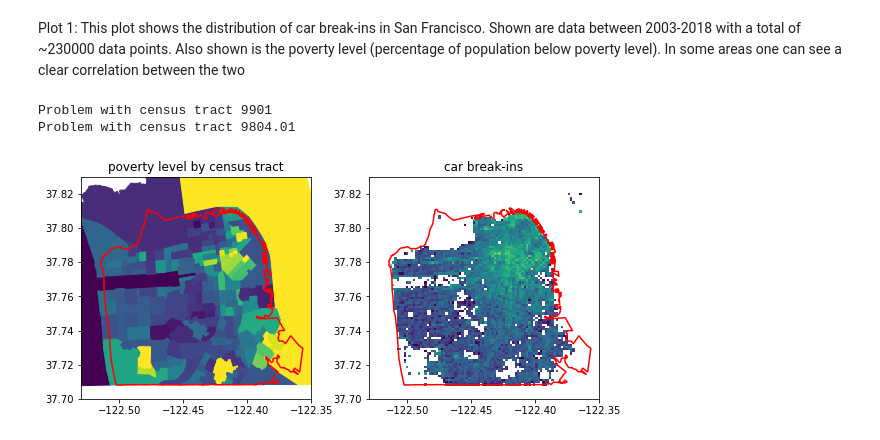
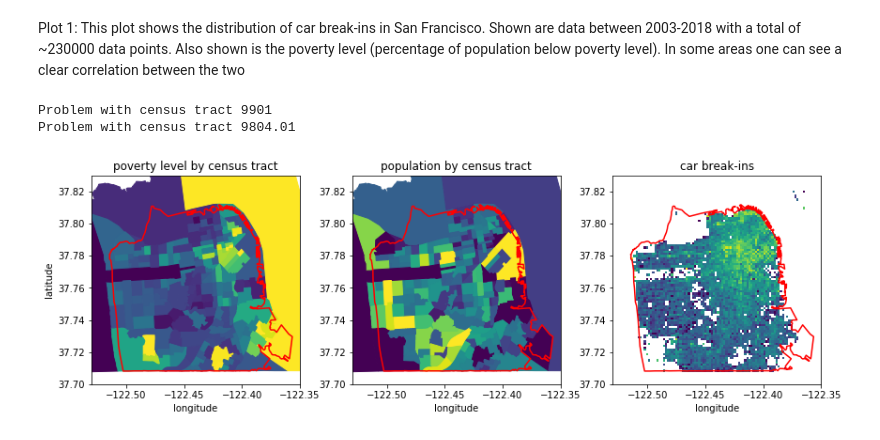
Before and after one commit to manweb/TDI_project, a Jupyter notebook: plot1.ipynb, the cells around one changed output. Saved outputs shown, nothing was run; the diff lists cells and outputs as text; code cells hidden in the pictures.

```diff
--- a/plot1.ipynb
+++ b/plot1.ipynb
@@ -47,3 +15,10 @@ loc = np.array(data[['X', 'Y']].as_matrix().astype(float))
+# %%
+fname = 'Car_Break_Ins_Clean.csv'
+data = pd.read_csv(fname, quotechar='"')[['X', 'Y']]
+# %%
+data = data.loc[~((data['Y'] > 37.775) & (data['Y'] < 37.7755)) & (data['Y'] < 38) & (data['Y'] > 35)]
+#loc = np.array(data[['X', 'Y']].values.astype(float))
+loc = data.values.astype(float)
 # %%
 geom = Geometry()
 SF_boundaries_x, SF_boundaries_y = geom.GetSFBoundaries()
@@ -53,33 +28,48 @@ cs.LoadData()
 # %%
 aff_data = AFFData()
 # %%
-fig, (ax1,ax2) = plt.subplots(1,2,figsize=(8,4))
+fig, (ax1,ax2,ax3) = plt.subplots(1,3,figsize=(12,4))
 
-ax2.hist2d(loc[:,0], loc[:,1],bins=(100,100),range=[[-122.53,-122.35],[37.7,37.83]], norm=LogNorm())
-ax2.plot(SF_boundaries_x, SF_boundaries_y, color='red')
+ax3.hist2d(loc[:,0], loc[:,1],bins=(100,100),range=[[-122.53,-122.35],[37.7,37.83]], norm=LogNorm())
+ax3.plot(SF_boundaries_x, SF_boundaries_y, color='red')
 
 ax1.plot(SF_boundaries_x, SF_boundaries_y, color='red')
+
+ax2.plot(SF_boundaries_x, SF_boundaries_y, color='red')
 
 cmap = plt.cm.get_cmap('viridis', 100)
 
 for dt in cs.GetCensusTracts():
-    if float(census_tract) > 9004:
-        continue
+    #if float(dt) > 9004:
+    #    continue
 
     x, y = cs.GetCoordinates(dt)
     p = aff_data.GetPovertyForCensusTract(dt)/100*3
     ax1.fill(x, y, color=cl.rgb2hex(cmap(p)[:3]))
 
+    p2 = (aff_data.GetPopulationForCensusTract(dt)*100/6000-2000*100/6000)/100
+    ax2.fill(x, y, color=cl.rgb2hex(cmap(p2)[:3]))
+
 ax1.set_title('poverty level by census tract')
-ax2.set_title('car break-ins')
+ax2.set_title('population by census tract')
+ax3.set_title('car break-ins')
+
+ax1.set_xlabel('longitude')
+ax1.set_ylabel('latitude')
+
+ax2.set_xlabel('longitude')
+ax3.set_xlabel('longitude')
 
 ax1.set_xlim([-122.53,-122.35])
 ax1.set_ylim([37.7,37.83])
 
+ax2.set_xlim([-122.53,-122.35])
+ax2.set_ylim([37.7,37.83])
+
 fig.subplots_adjust(left=0.05, right=0.95, bottom=0.11, top=0.88, wspace=0.25, hspace=0.2)
 
 plt.show()
 # %% [output]
 Problem with census tract 9901
 Problem with census tract 9804.01
-[figure, old version]
+[figure, new version]
```
Also changed, not shown: parts of 3 cells of this notebook, 7 other files.
